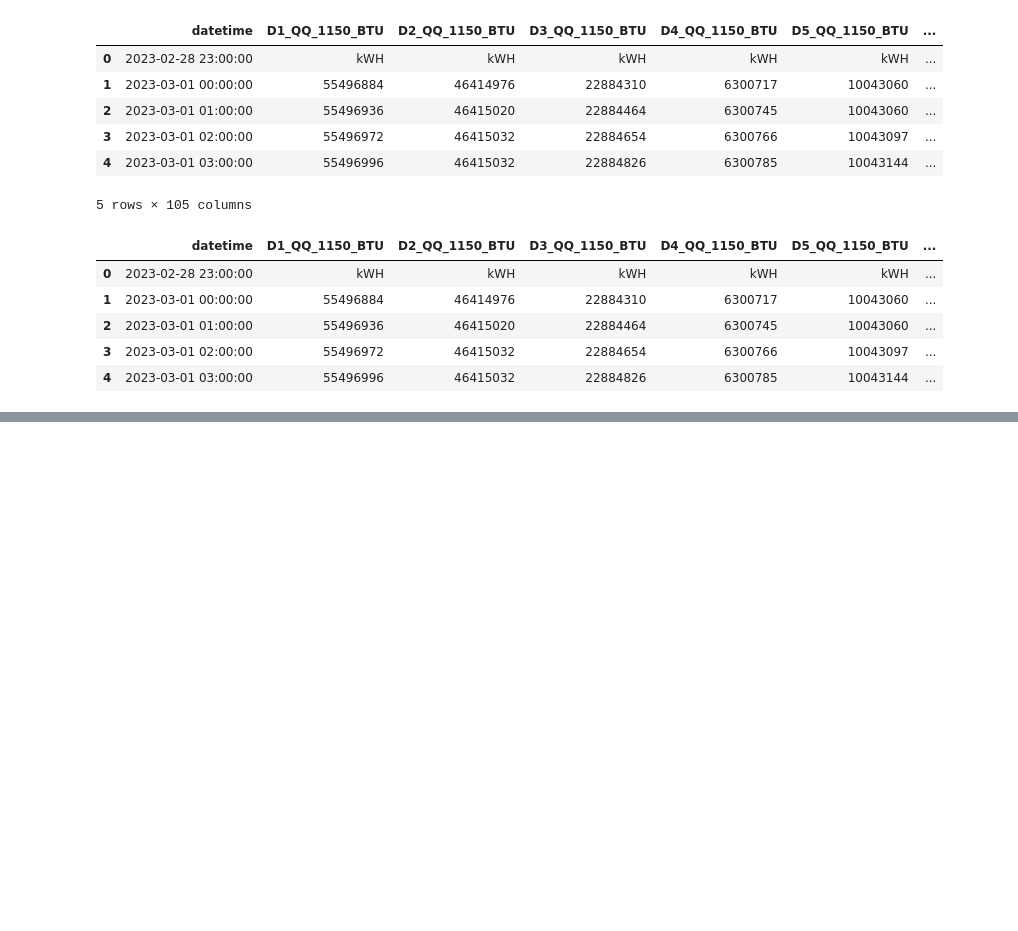
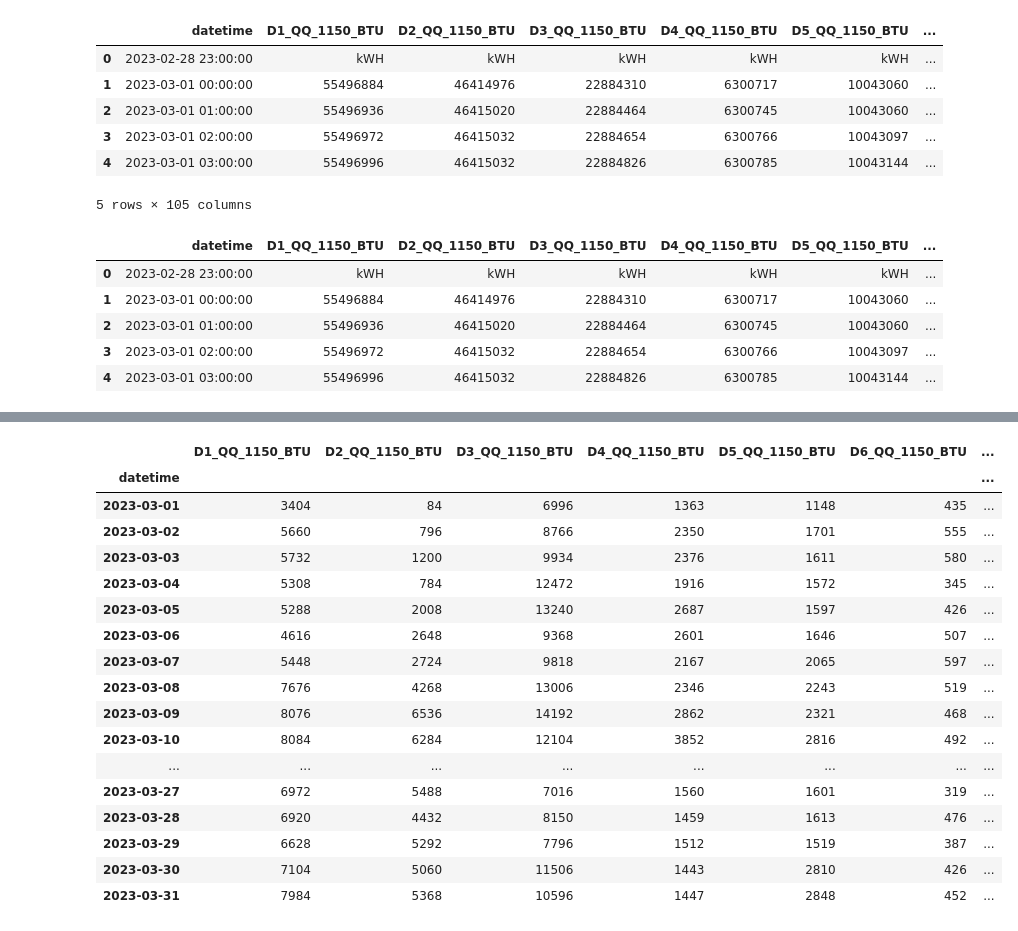
Before and after one commit to funnyhank/PythonCode, a Jupyter notebook: Monthlybill/Monthlybill_CHW.ipynb, the cells around one changed output, grey strips where cells are left out. Cells and saved outputs as stored; diff of their text form; code cells hidden in the pictures; blank space fills up the shorter version.

```diff
--- a/Monthlybill/Monthlybill_CHW.ipynb
+++ b/Monthlybill/Monthlybill_CHW.ipynb
@@ -100,0 +112,18 @@ Name: date&time, Length: 745, dtype: datetime64[ns]
+# %%
+data_0 = df[df["datetime"].dt.hour == 0]  # .dt获取每天某小时的数据
+data_0_s = data_0[:-1]
+data_0_e = data_0[1:]
+data_0_e.reset_index(inplace=True, drop=True)
+data_0_e.index = data_0_e.index +1
+data_0_s.reset_index(
+    inplace=True, drop=True
+)  # 为了方便用pandas的减法，需要将index重置，这里用到reset_index
+# data_0_e=data_0_e.drop(columns=[Index])
+# data_0_s=data_0_s.drop(columns=[Index])
+data_0_s.index = data_0_s.index +1
+dayuse = (
+    data_0_e
+    - data_0_s
+)
+# dayuse.drop(dayuse['datetime'],axis=1,inplace=True)
+dayuse.head()
@@ -100,0 +137,26 @@ Name: date&time, Length: 745, dtype: datetime64[ns]
+# %%
+# dayuse.index = daymin_s.index
+
+dayuse.reset_index(drop=True,inplace=True)
+dayuse.drop(columns=['datetime'],axis=1,inplace=True)
+dayuse.set_index(daymin_s.index,inplace=True,verify_integrity=True)
+dayuse
+# %% [output]
+|  | D1_QQ_1150_BTU | D2_QQ_1150_BTU | D3_QQ_1150_BTU | D4_QQ_1150_BTU | D5_QQ_1150_BTU | D6_QQ_1150_BTU | ... |
+| datetime |  |  |  |  |  |  | ... |
+| 2023-03-01 | 3404 | 84 | 6996 | 1363 | 1148 | 435 | ... |
+| 2023-03-02 | 5660 | 796 | 8766 | 2350 | 1701 | 555 | ... |
+| 2023-03-03 | 5732 | 1200 | 9934 | 2376 | 1611 | 580 | ... |
+| 2023-03-04 | 5308 | 784 | 12472 | 1916 | 1572 | 345 | ... |
+| 2023-03-05 | 5288 | 2008 | 13240 | 2687 | 1597 | 426 | ... |
+| 2023-03-06 | 4616 | 2648 | 9368 | 2601 | 1646 | 507 | ... |
+| 2023-03-07 | 5448 | 2724 | 9818 | 2167 | 2065 | 597 | ... |
+| 2023-03-08 | 7676 | 4268 | 13006 | 2346 | 2243 | 519 | ... |
+| 2023-03-09 | 8076 | 6536 | 14192 | 2862 | 2321 | 468 | ... |
+| 2023-03-10 | 8084 | 6284 | 12104 | 3852 | 2816 | 492 | ... |
+| ... | ... | ... | ... | ... | ... | ... | ... |
+| 2023-03-27 | 6972 | 5488 | 7016 | 1560 | 1601 | 319 | ... |
+| 2023-03-28 | 6920 | 4432 | 8150 | 1459 | 1613 | 476 | ... |
+| 2023-03-29 | 6628 | 5292 | 7796 | 1512 | 1519 | 387 | ... |
+| 2023-03-30 | 7104 | 5060 | 11506 | 1443 | 2810 | 426 | ... |
+| 2023-03-31 | 7984 | 5368 | 10596 | 1447 | 2848 | 452 | ... |
```
Also changed, not shown: parts of 3 cells of this notebook, 1 other file.
